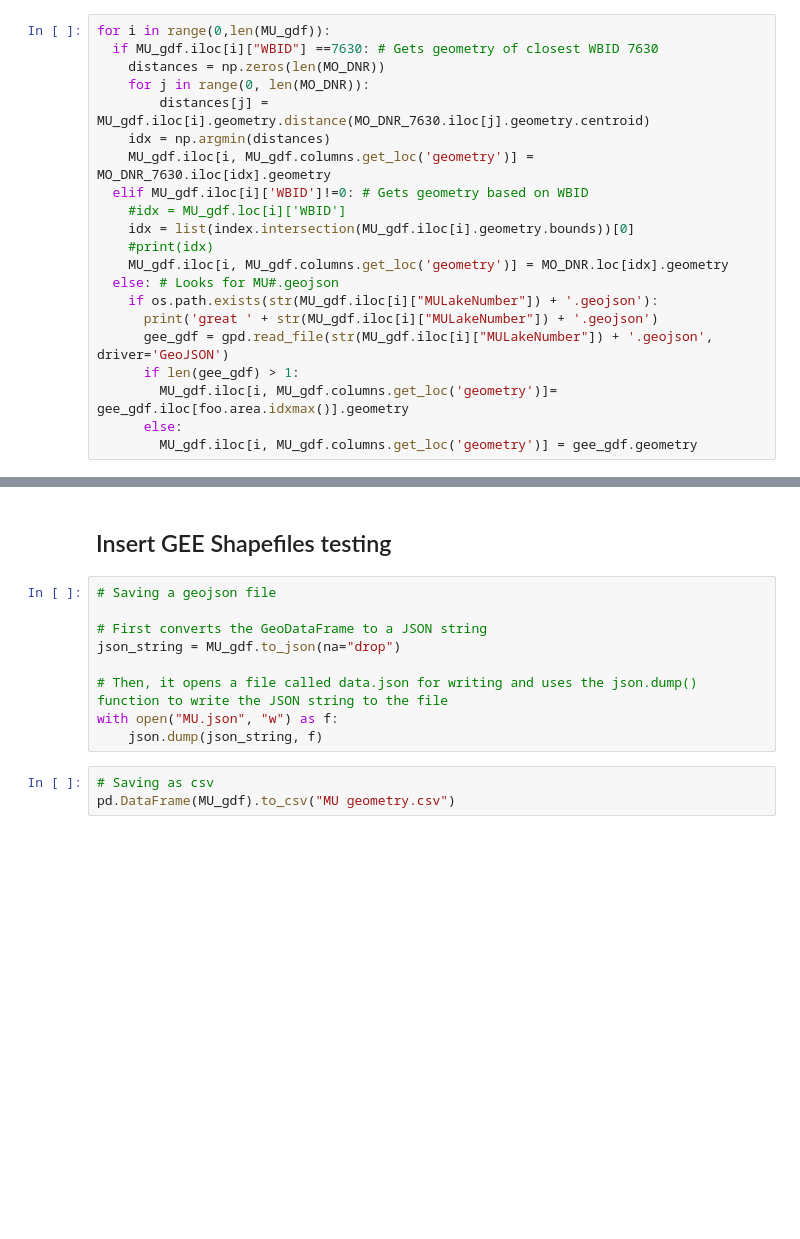
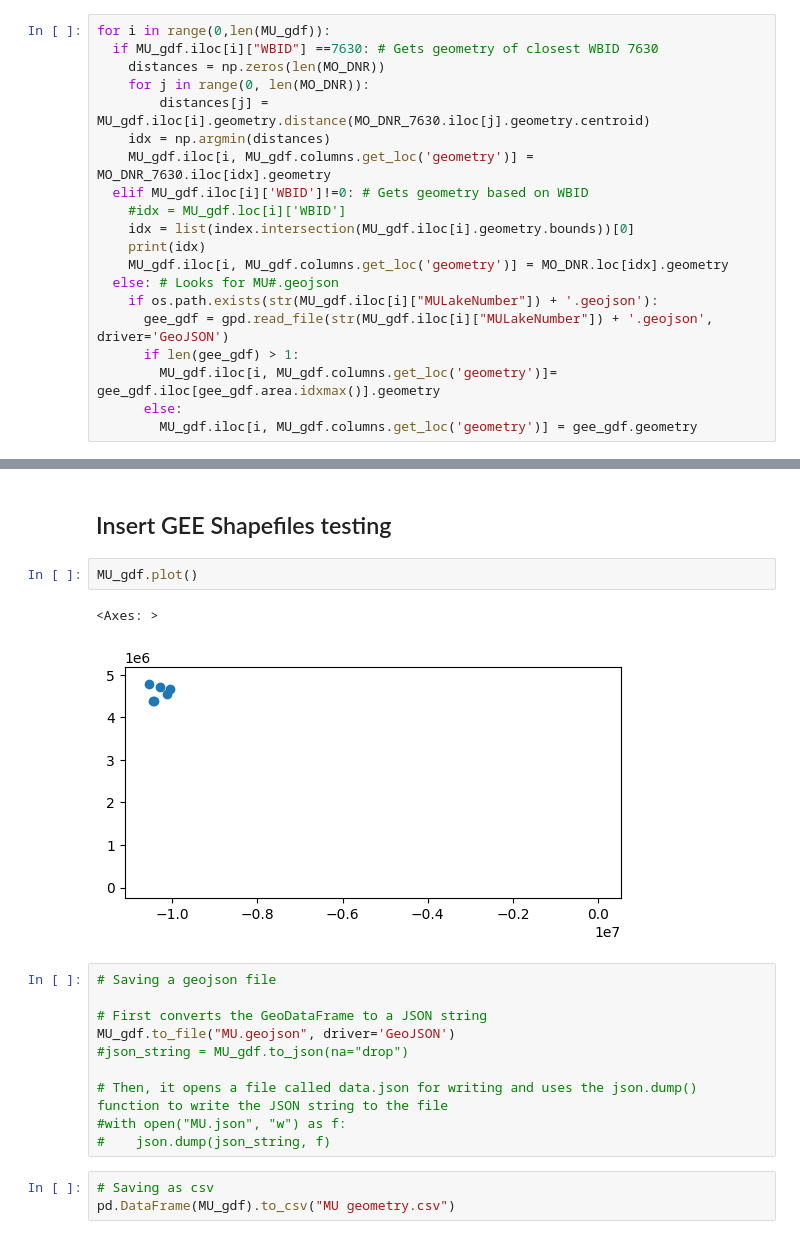
Before and after one commit to gsilsbe/Missouri_Reservoirs, a Jupyter notebook: match_MU_to_DNR_WBID_7630.ipynb, the cells around one changed output, grey strips where cells are left out. Cells and saved outputs as stored; diff of their text form; blank space fills up the shorter version.

```diff
--- a/match_MU_to_DNR_WBID_7630.ipynb
+++ b/match_MU_to_DNR_WBID_7630.ipynb
@@ -76,13 +99,12 @@ for i in range(0,len(MU_gdf)):
   elif MU_gdf.iloc[i]['WBID']!=0: # Gets geometry based on WBID
     #idx = MU_gdf.loc[i]['WBID']
     idx = list(index.intersection(MU_gdf.iloc[i].geometry.bounds))[0]
-    #print(idx)
+    print(idx)
     MU_gdf.iloc[i, MU_gdf.columns.get_loc('geometry')] = MO_DNR.loc[idx].geometry
   else: # Looks for MU#.geojson
     if os.path.exists(str(MU_gdf.iloc[i]["MULakeNumber"]) + '.geojson'):
-      print('great ' + str(MU_gdf.iloc[i]["MULakeNumber"]) + '.geojson')
       gee_gdf = gpd.read_file(str(MU_gdf.iloc[i]["MULakeNumber"]) + '.geojson', driver='GeoJSON')
       if len(gee_gdf) > 1:
-        MU_gdf.iloc[i, MU_gdf.columns.get_loc('geometry')]= gee_gdf.iloc[foo.area.idxmax()].geometry
+        MU_gdf.iloc[i, MU_gdf.columns.get_loc('geometry')]= gee_gdf.iloc[gee_gdf.area.idxmax()].geometry
       else:
         MU_gdf.iloc[i, MU_gdf.columns.get_loc('geometry')] = gee_gdf.geometry
@@ -89,14 +221,20 @@ for i in range(0,len(MU_gdf)):
 # %% [markdown]
 ## Insert GEE Shapefiles testing
+# %%
+MU_gdf.plot()
+# %% [output]
+<Axes: >
+[figure, added]
 # %%
 # Saving a geojson file
 
 # First converts the GeoDataFrame to a JSON string
-json_string = MU_gdf.to_json(na="drop")
+MU_gdf.to_file("MU.geojson", driver='GeoJSON')
+#json_string = MU_gdf.to_json(na="drop")
 
 # Then, it opens a file called data.json for writing and uses the json.dump() function to write the JSON string to the file
-with open("MU.json", "w") as f:
-    json.dump(json_string, f)
+#with open("MU.json", "w") as f:
+#    json.dump(json_string, f)
 # %%
 # Saving as csv
 pd.DataFrame(MU_gdf).to_csv("MU geometry.csv")
```
Also changed, not shown: parts of 3 cells of this notebook.
